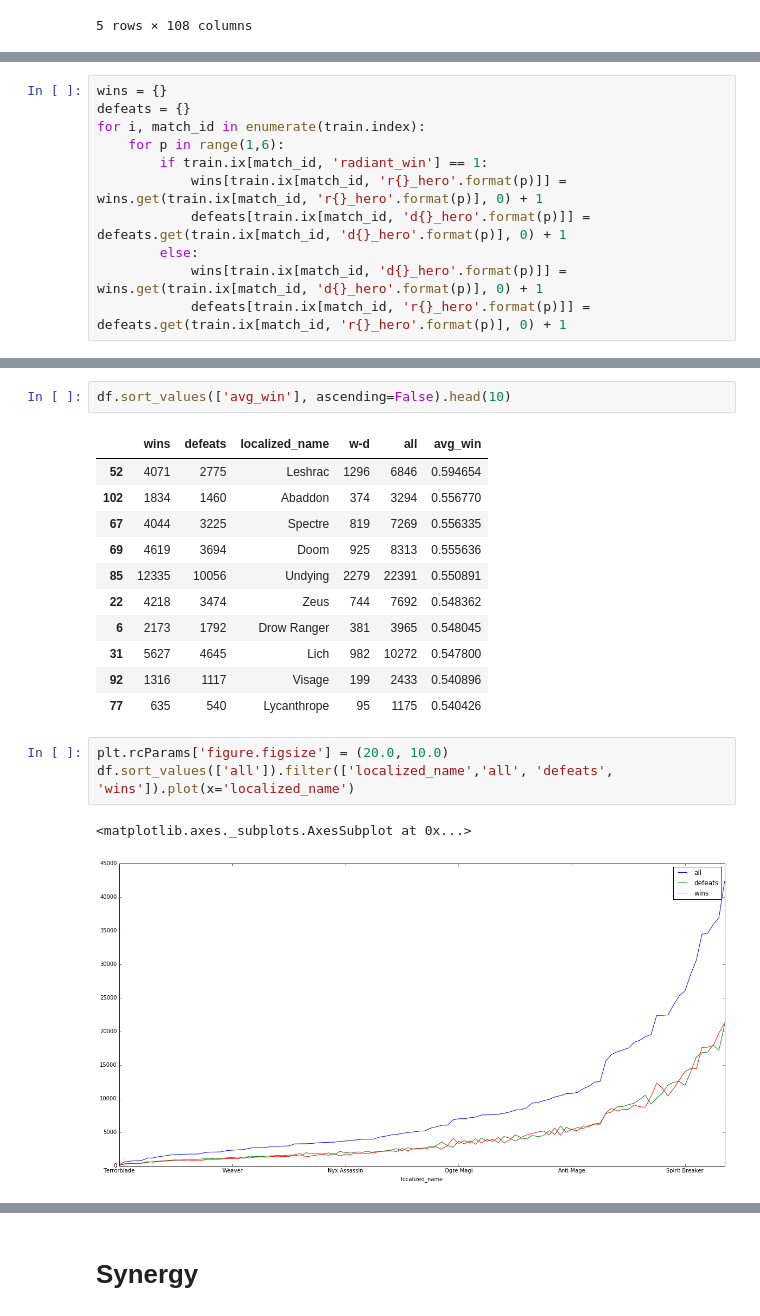
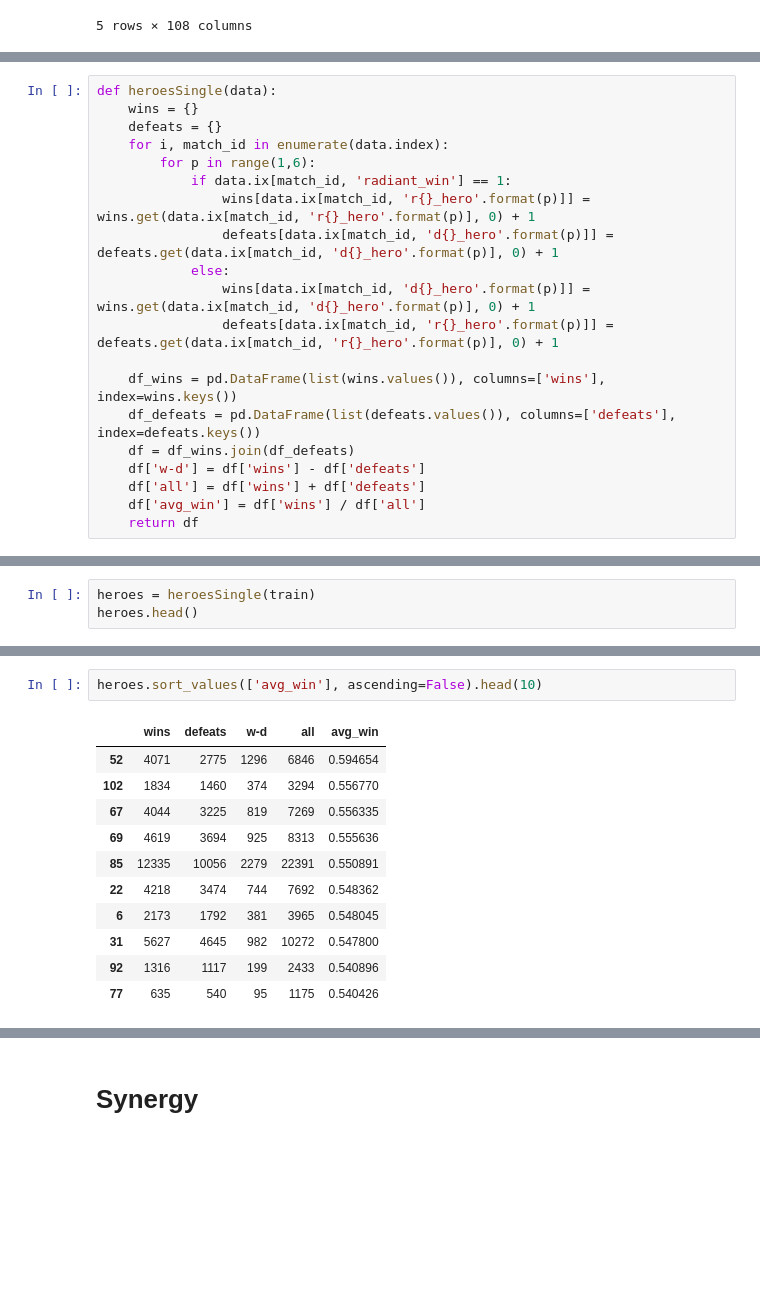
Before and after one commit to senior-sigan/coursera-vvedenie-mashinnoe-obuchenie, a Jupyter notebook: week7/heroes.ipynb, the cells around one changed output, grey strips where cells are left out. Drawn from its saved outputs; the diff is of its cells as text; blank space fills up the shorter version.

```diff
--- a/week7/heroes.ipynb
+++ b/week7/heroes.ipynb
@@ -27,13 +27,22 @@ train.filter(players, axis=1).head()
 | 3 | 29 | 30 | 75 | 37 | 41 | 96 | 48 | 15 | 102 | 20 |
 | 4 | 13 | 27 | 30 | 72 | 93 | 26 | 69 | 22 | 25 | 8 |
 # %%
-wins = {}
-defeats = {}
-for i, match_id in enumerate(train.index):
-    for p in range(1,6):
-        if train.ix[match_id, 'radiant_win'] == 1:
-            wins[train.ix[match_id, 'r{}_hero'.format(p)]] = wins.get(train.ix[match_id, 'r{}_hero'.format(p)], 0) + 1
-            defeats[train.ix[match_id, 'd{}_hero'.format(p)]] = defeats.get(train.ix[match_id, 'd{}_hero'.format(p)], 0) + 1
-        else:
-            wins[train.ix[match_id, 'd{}_hero'.format(p)]] = wins.get(train.ix[match_id, 'd{}_hero'.format(p)], 0) + 1
-            defeats[train.ix[match_id, 'r{}_hero'.format(p)]] = defeats.get(train.ix[match_id, 'r{}_hero'.format(p)], 0) + 1
+def heroesSingle(data):
+    wins = {}
+    defeats = {}
+    for i, match_id in enumerate(data.index):
+        for p in range(1,6):
+            if data.ix[match_id, 'radiant_win'] == 1:
+                wins[data.ix[match_id, 'r{}_hero'.format(p)]] = wins.get(data.ix[match_id, 'r{}_hero'.format(p)], 0) + 1
+                defeats[data.ix[match_id, 'd{}_hero'.format(p)]] = defeats.get(data.ix[match_id, 'd{}_hero'.format(p)], 0) + 1
+            else:
+                wins[data.ix[match_id, 'd{}_hero'.format(p)]] = wins.get(data.ix[match_id, 'd{}_hero'.format(p)], 0) + 1
+                defeats[data.ix[match_id, 'r{}_hero'.format(p)]] = defeats.get(data.ix[match_id, 'r{}_hero'.format(p)], 0) + 1
+
+    df_wins = pd.DataFrame(list(wins.values()), columns=['wins'], index=wins.keys())
+    df_defeats = pd.DataFrame(list(defeats.values()), columns=['defeats'], index=defeats.keys())
+    df = df_wins.join(df_defeats)
+    df['w-d'] = df['wins'] - df['defeats']
+    df['all'] = df['wins'] + df['defeats']
+    df['avg_win'] = df['wins'] / df['all']
+    return df
@@ -69,0 +49,3 @@ df.sort_values(['w-d'], ascending=False).head(10)
+# %%
+heroes = heroesSingle(train)
+heroes.head()
@@ -70,20 +73,14 @@ df.sort_values(['w-d'], ascending=False).head(10)
 # %%
-df.sort_values(['avg_win'], ascending=False).head(10)
+heroes.sort_values(['avg_win'], ascending=False).head(10)
 # %% [output]
-|  | wins | defeats | localized_name | w-d | all | avg_win |
-| 52 | 4071 | 2775 | Leshrac | 1296 | 6846 | 0.594654 |
-| 102 | 1834 | 1460 | Abaddon | 374 | 3294 | 0.556770 |
-| 67 | 4044 | 3225 | Spectre | 819 | 7269 | 0.556335 |
-| 69 | 4619 | 3694 | Doom | 925 | 8313 | 0.555636 |
-| 85 | 12335 | 10056 | Undying | 2279 | 22391 | 0.550891 |
-| 22 | 4218 | 3474 | Zeus | 744 | 7692 | 0.548362 |
-| 6 | 2173 | 1792 | Drow Ranger | 381 | 3965 | 0.548045 |
-| 31 | 5627 | 4645 | Lich | 982 | 10272 | 0.547800 |
-| 92 | 1316 | 1117 | Visage | 199 | 2433 | 0.540896 |
-| 77 | 635 | 540 | Lycanthrope | 95 | 1175 | 0.540426 |
+|  | wins | defeats | w-d | all | avg_win |
+| 52 | 4071 | 2775 | 1296 | 6846 | 0.594654 |
+| 102 | 1834 | 1460 | 374 | 3294 | 0.556770 |
+| 67 | 4044 | 3225 | 819 | 7269 | 0.556335 |
+| 69 | 4619 | 3694 | 925 | 8313 | 0.555636 |
+| 85 | 12335 | 10056 | 2279 | 22391 | 0.550891 |
+| 22 | 4218 | 3474 | 744 | 7692 | 0.548362 |
+| 6 | 2173 | 1792 | 381 | 3965 | 0.548045 |
+| 31 | 5627 | 4645 | 982 | 10272 | 0.547800 |
+| 92 | 1316 | 1117 | 199 | 2433 | 0.540896 |
+| 77 | 635 | 540 | 95 | 1175 | 0.540426 |
-# %%
-plt.rcParams['figure.figsize'] = (20.0, 10.0)
-df.sort_values(['all']).filter(['localized_name','all', 'defeats', 'wins']).plot(x='localized_name')
-# %% [output]
-<matplotlib.axes._subplots.AxesSubplot at 0x...>
-[figure, removed]
```
Also changed, not shown: parts of 7 cells of this notebook, 7 other files.
